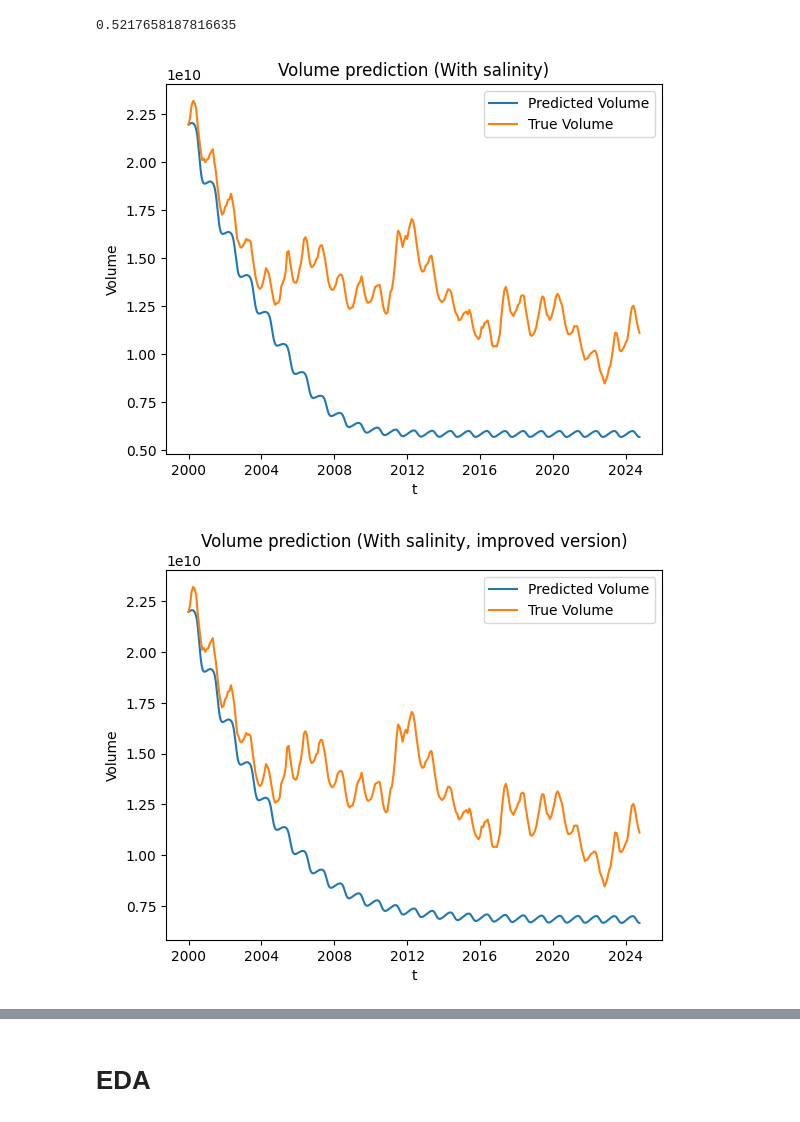
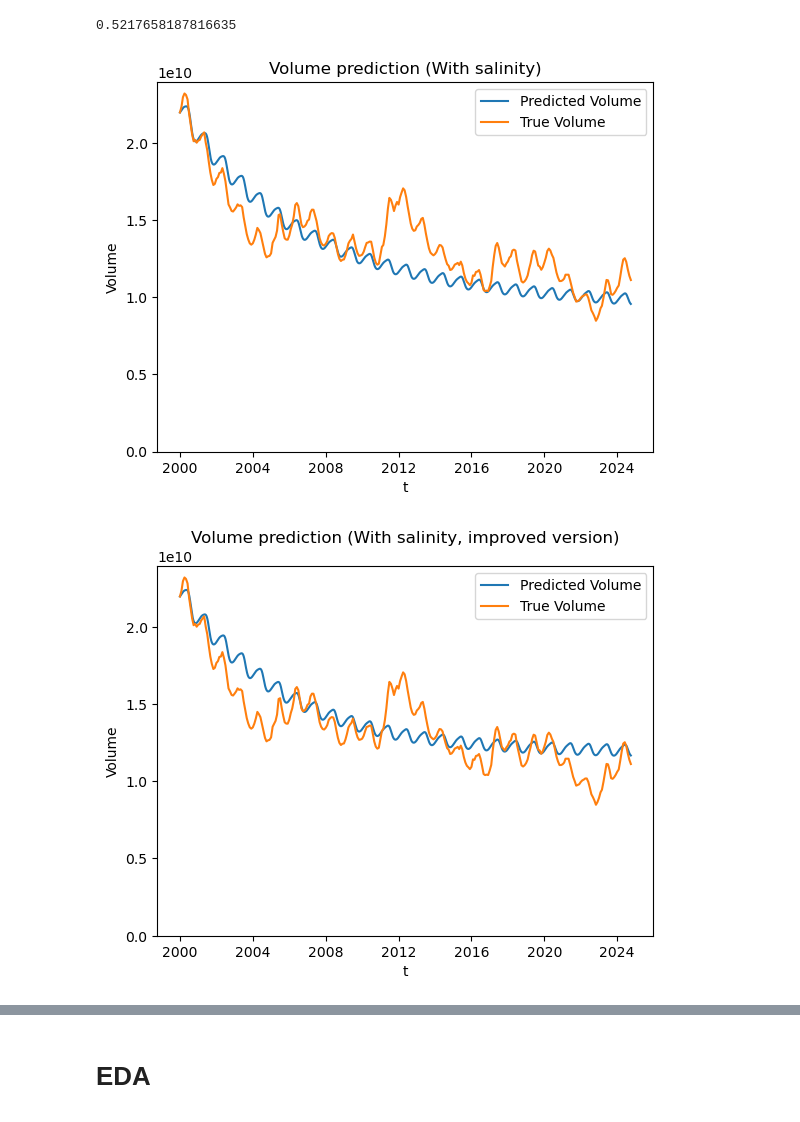
Before and after one commit to danilomcmaster/GSLModel, a Jupyter notebook: main.ipynb, the cells around one changed output, grey strips where cells are left out. Cells and saved outputs as stored; diff of their text form; code cells hidden in the pictures.

```diff
--- a/main.ipynb
+++ b/main.ipynb
@@ -68,7 +68,7 @@ def inflow_human(t, V):
     + C) - (nu * t)
 
 
-    return seasonal_two_harmonics_human(t, *params, nu=0.002) + precipitation(t, V)
+    return (86400*seasonal_two_harmonics(t, *params)) * .50 + precipitation(t, V)
 
 def seasonal_two_harmonics(t, A1, phi1, A2, phi2, C):
         omega = 2 * np.pi / 365
@@ -79,7 +79,7 @@ def seasonal_two_harmonics(t, A1, phi1, A2, phi2, C):
 
 def inflow(t, V):
     params = [-28.97393599, -23.20200893, -18.43745932, 4.29250411, 45.52330359]
-    return seasonal_two_harmonics(t, *params) + precipitation(t, V)
+    return 86400*seasonal_two_harmonics(t, *params) + precipitation(t, V)
 
 def inflow_empircal(t, V):
     return 86400*np.interp(t, np.arange(len(riv_inflow_vals)), riv_inflow_vals) + precipitation_empirical(t, V)
@@ -226,7 +226,7 @@ t_eval = np.arange(9040)
 y0 = np.array([21963728535.7859]) # Initial conditions
 
 # Solve
-sol_sal = solve_ivp(ode_sal, t_domain, y0, max_step=0.1, t_eval=t_eval)
+sol_sal = solve_ivp(ode_sal, t_domain, y0, max_step=0.5, t_eval=t_eval)
 # %%
 print(salinity(21963728535.7859/2.19))
 # %% [output]
@@ -238,17 +238,18 @@ vp_reduction(1.5*202.41010049530047, df_es)
 # %%
 daily_dates = pd.date_range(start="2000-01-01", periods=9040, freq="D")
 monthly_dates = pd.date_range(start="2000-01-01", periods=298, freq="MS")
 
 plt.plot(daily_dates, sol_sal.y[0], label="Predicted Volume")
 plt.plot(monthly_dates, true_vol, label="True Volume")
 
 plt.title("Volume prediction (With salinity)")
 plt.legend()
 plt.xlabel("t")
 plt.ylabel("Volume")
+plt.ylim(bottom=0)
 plt.show()
 # %% [output]
-[figure, old version]
+[figure, new version]
 # %%
 # Historical prediction WITH SALINITY
 def ode_sal_improved(t, V):
@@ -262,7 +263,7 @@ t_eval = np.arange(9040)
 y0 = np.array([21963728535.7859]) # Initial conditions
 
 # Solve
-sol_sal = solve_ivp(ode_sal_improved, t_domain, y0, max_step=0.1, t_eval=t_eval)
+sol_sal = solve_ivp(ode_sal_improved, t_domain, y0, max_step=0.5, t_eval=t_eval)
 
 daily_dates = pd.date_range(start="2000-01-01", periods=9040, freq="D")
 monthly_dates = pd.date_range(start="2000-01-01", periods=298, freq="MS")
@@ -274,9 +275,10 @@ plt.title("Volume prediction (With salinity, improved version)")
 plt.legend()
 plt.xlabel("t")
 plt.ylabel("Volume")
+plt.ylim(bottom=0)
 plt.show()
 # %% [output]
-[figure, old version]
+[figure, new version]
 # %%
 # Historical prediction emprical inflow
 def ode(t, V):
```
Also changed, not shown: parts of 13 cells of this notebook, 13 other files.
